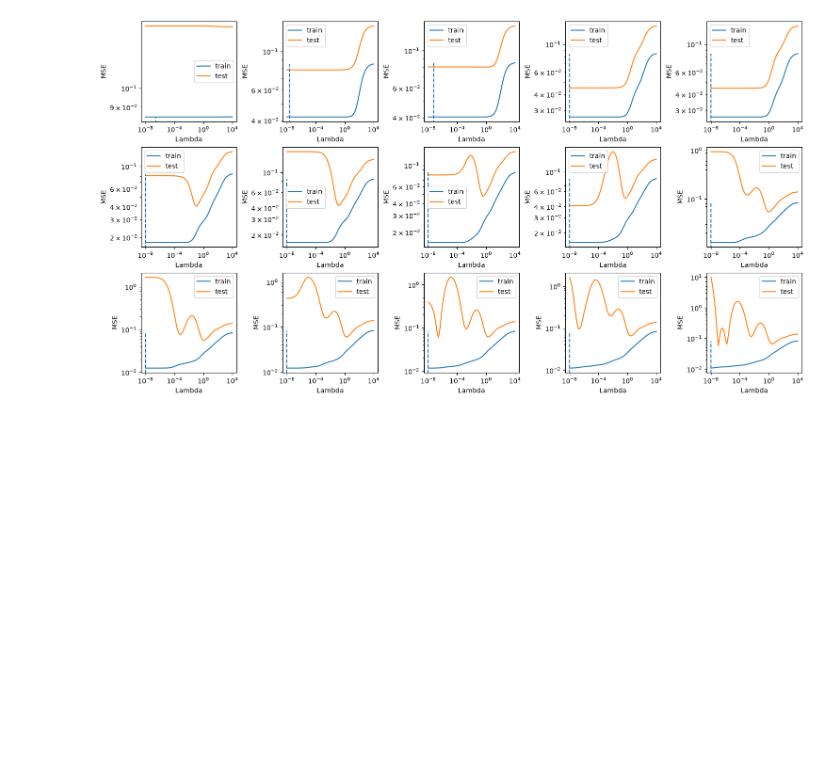
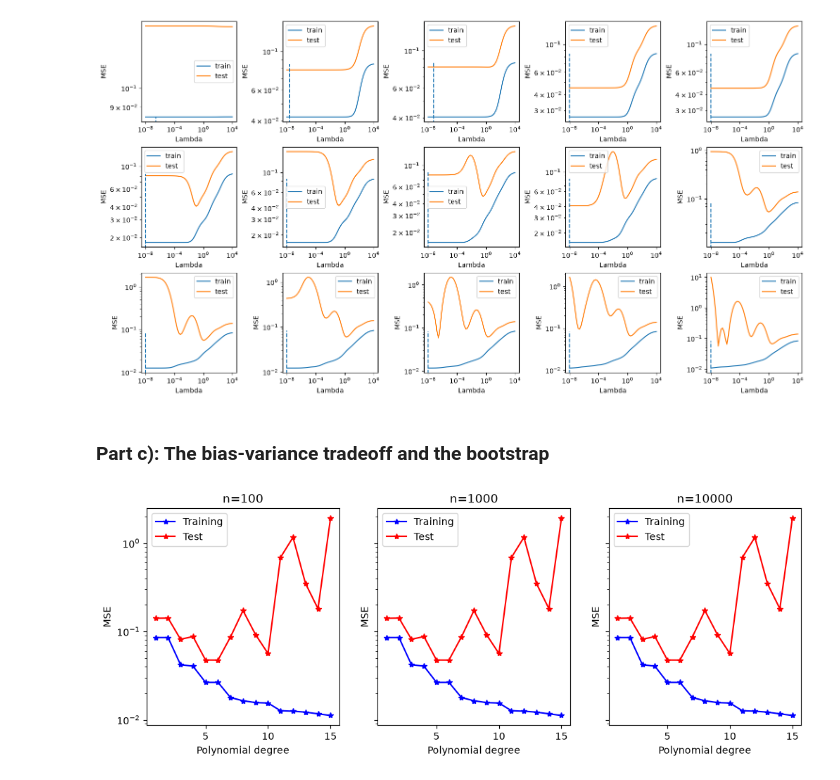
Before and after one commit to lukasMK01/FYS-STK4155, a Jupyter notebook: project_1/wip_project1.ipynb, the cells around one changed output. Drawn from its saved outputs; the diff is of its cells as text; code cells hidden in the pictures; blank space fills up the shorter version.

```diff
--- a/project_1/wip_project1.ipynb
+++ b/project_1/wip_project1.ipynb
@@ -211,3 +211,49 @@ Polynomial degree: 15
 Minimum MSE is  0.010797727052551677 at lambda = 1e-08 for training data
 Minimum MSE is  0.056442377861310566 at lambda = 1e-07 for test data
 [figure]
+# %% [markdown]
+### Part c): The bias-variance tradeoff and the bootstrap
+# %%
+# Your code for part c) heret
+### Inspired by figure 2.11 in Hastie et al., 2009
+
+max_deg = 15
+fig, ax = plt.subplots(1,3,figsize=(12,4), sharey=True)
+for n, i in zip((100, 1000, 10000), (0,1,2)):
+    # get some new data (but different names to not overwrite the ones used consistently)
+    x_c, y_c, n_c, sigma_c = generate_data(n=n, sigma=0.5)
+    x_train_c, x_test_c, y_train_c, y_test_c = train_test_split(x, y, test_size=0.3,random_state=2026)
+    X_train_c, X_testv, y_train_c, y_test_c = prepare_design_matrix(x_train, x_test, y_train, y_test, degree=d, intercept=False)
+
+    #Adding a model to perform OLS for polynomials up to degree 15
+    mse_train = []
+    mse_test = []
+    for d in range(1,max_deg+1):
+        #Design matrix on the training data:
+        X_train = np.vander(x_train, d, increasing=True)
+
+        #Design matrix on the test data:
+        X_test = np.vander(x_test, d, increasing=True)
+
+        #calculate OLS theta
+        theta = ols(X_train,y_train)
+
+        #Calculate the MSE:
+        mse_train.append(mean_squared_error(y_train, X_train @ theta))
+        mse_test.append(mean_squared_error(y_test,  X_test @ theta))
+
+
+    #Plotting the MSE as a function of polynomial degree
+    xx = np.linspace(1,max_deg,max_deg)
+
+    ax[i].plot(xx,mse_train,"b*-",label="Training")
+    ax[i].plot(xx,mse_test,"r*-",label="Test")
+    ax[i].set_ylabel("MSE")
+    ax[i].set_yscale("log")
+    ax[i].set_xlabel("Polynomial degree")
+    ax[i].set_title(f"n={n}")
+    ax[i].legend()
+
+plt.show()
+# %% [output]
+[figure, added]
```
Also changed, not shown: parts of 3 cells of this notebook.
